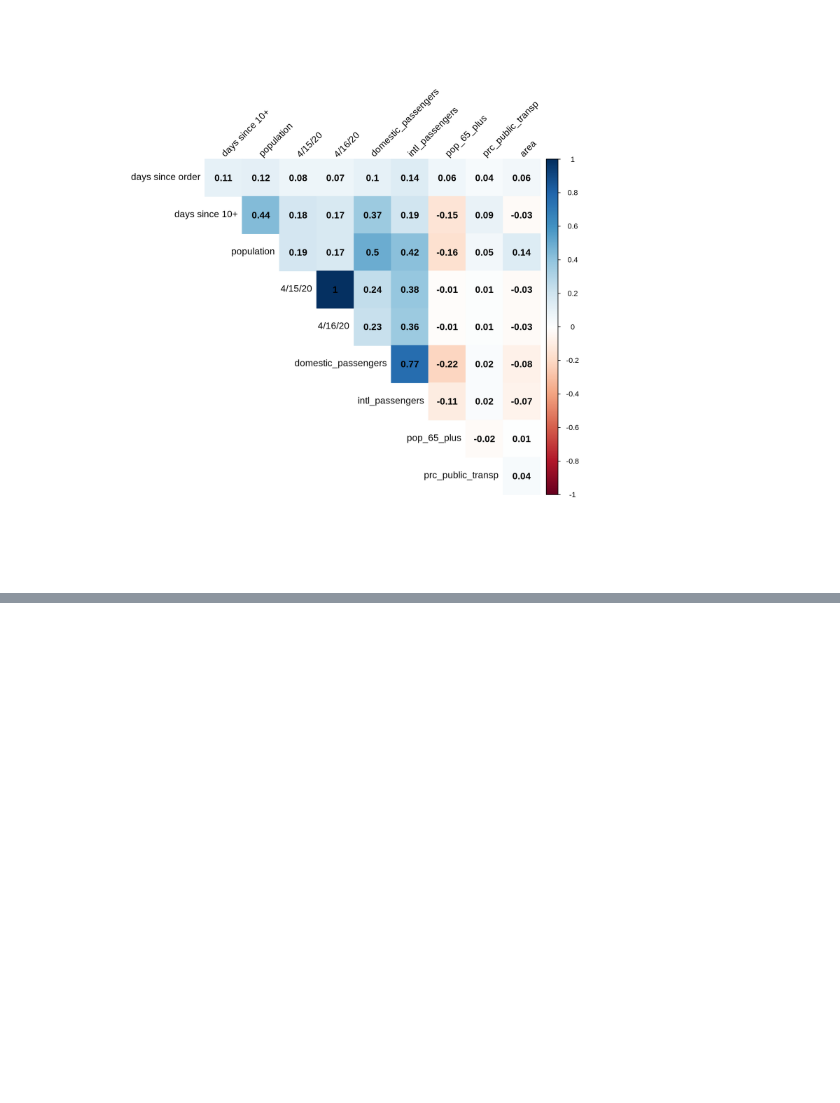
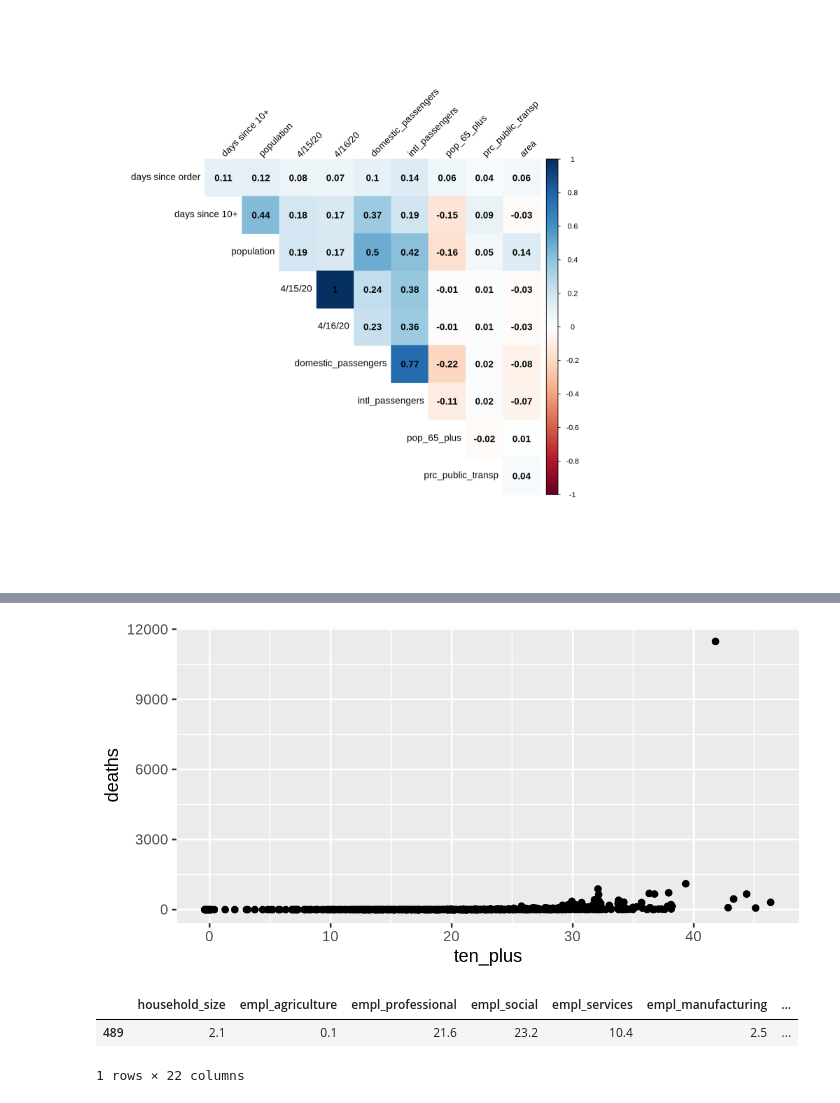
Before and after one commit to aejurgensen/Covid-19, a Jupyter notebook: EDA.ipynb, the cells around one changed output, grey strips where cells are left out. Cells and saved outputs as stored; diff of their text form; code cells hidden in the pictures; blank space fills up the shorter version.

```diff
--- a/EDA.ipynb
+++ b/EDA.ipynb
@@ -226,0 +303,12 @@ library(ggplot2)
+# %%
+%%R -w 6 -h 3 --units in -r 200
+
+ggplot(abbrev) + geom_jitter(aes(ten_plus, deaths))
+# %% [output]
+[figure, added]
+# %%
+abbrev[abbrev["deaths"] >= 9000]
+# %% [output]
+|  | household_size | empl_agriculture | empl_professional | empl_social | empl_services | empl_manufacturing | ... |
+| 489 | 2.1 | 0.1 | 21.6 | 23.2 | 10.4 | 2.5 | ... |
+1 rows × 22 columns
```
Also changed, not shown: parts of 23 cells of this notebook.
